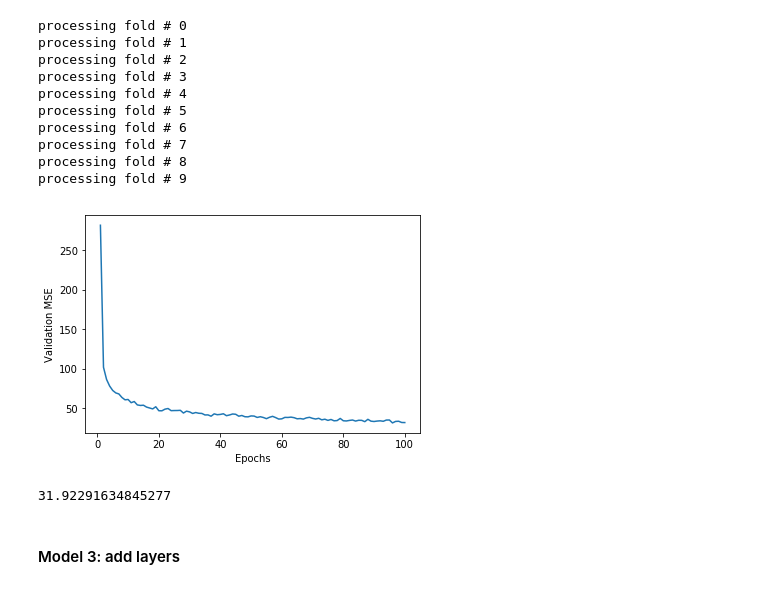
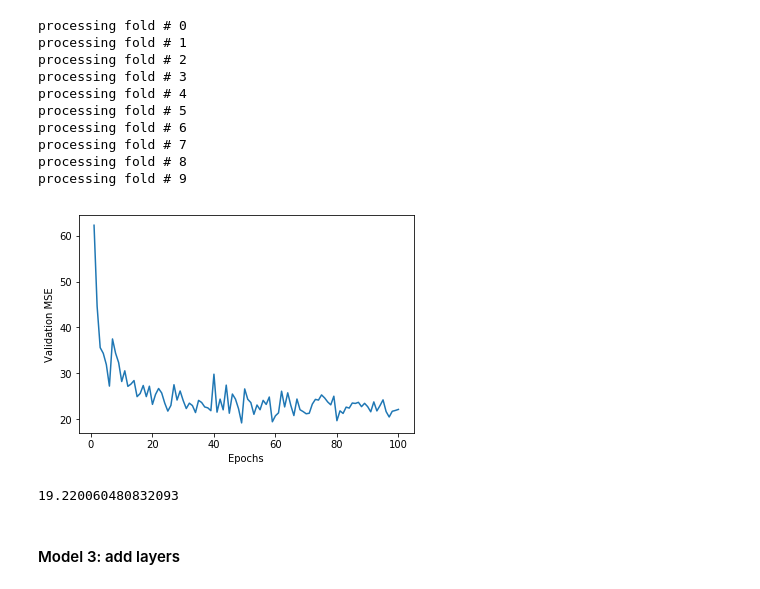
Before and after one commit to RuxinChen/MACS30200proj, a Jupyter notebook: PS/PS3/PS3.2.ipynb, the cells around one changed output. Cells and saved outputs as stored; diff of their text form; code cells hidden in the pictures.

```diff
--- a/PS/PS3/PS3.2.ipynb
+++ b/PS/PS3/PS3.2.ipynb
@@ -41,7 +41,7 @@ def build_model():
 k=10
 num_val_samples = len(train_data) // k
 num_epochs = 20
-all_mse_histories = []
+all_mse_histories1 = []
 for i in range(k):
     print('processing fold #', i)
     val_data = train_data[i * num_val_samples: (i + 1) * num_val_samples]
@@ -55,12 +55,12 @@ for i in range(k):
          train_targets[(i + 1) * num_val_samples:]],
         axis=0)
 
-    model = build_model()
+    model = build_model1()
     history = model.fit(partial_train_data, partial_train_targets,
                         validation_data=(val_data, val_targets),
                         epochs=num_epochs, batch_size=1, verbose=0)
-    mse_history = history.history['loss']
-    all_mse_histories.append(mse_history)
+    mse_history = history.history['val_loss']
+    all_mse_histories1.append(mse_history)
 # %% [output]
 processing fold # 0
 processing fold # 1
@@ -88,7 +92,7 @@ plt.show()
 k=10
 num_val_samples = len(train_data) // k
 num_epochs = 100
-all_mse_histories = []
+all_mse_histories11 = []
 for i in range(k):
     print('processing fold #', i)
     val_data = train_data[i * num_val_samples: (i + 1) * num_val_samples]
@@ -102,12 +106,12 @@ for i in range(k):
          train_targets[(i + 1) * num_val_samples:]],
         axis=0)
 
-    model = build_model()
+    model = build_model1()
     history = model.fit(partial_train_data, partial_train_targets,
                         validation_data=(val_data, val_targets),
                         epochs=num_epochs, batch_size=1, verbose=0)
-    mse_history = history.history['loss']
-    all_mse_histories.append(mse_history)
+    mse_history = history.history['val_loss']
+    all_mse_histories11.append(mse_history)
 # %% [output]
 processing fold # 0
 processing fold # 1
@@ -132,7 +140,7 @@ plt.show()
 # %% [markdown]
 #### Model 2: with dropout
 # %%
-def build_model():
+def build_model2():
     model = models.Sequential()
     model.add(layers.Dense(64, activation='relu',
                            input_shape=(train_data.shape[1],)))
@@ -147,8 +155,8 @@ def build_model():
 # %%
 k=10
 num_val_samples = len(train_data) // k
-num_epochs = 20
-all_mse_histories = []
+num_epochs = 100
+all_mse_histories2 = []
 for i in range(k):
     print('processing fold #', i)
     val_data = train_data[i * num_val_samples: (i + 1) * num_val_samples]
@@ -162,12 +170,12 @@ for i in range(k):
          train_targets[(i + 1) * num_val_samples:]],
         axis=0)
 
-    model = build_model()
+    model = build_model2()
     history = model.fit(partial_train_data, partial_train_targets,
                         validation_data=(val_data, val_targets),
                         epochs=num_epochs, batch_size=1, verbose=0)
-    mse_history = history.history['loss']
-    all_mse_histories.append(mse_history)
+    mse_history = history.history['val_loss']
+    all_mse_histories2.append(mse_history)
 # %% [output]
 processing fold # 0
 processing fold # 1
@@ -180,19 +188,19 @@ processing fold # 7
 processing fold # 8
 processing fold # 9
 # %%
-average_mse_history = [
-    np.mean([x[i] for x in all_mse_histories]) for i in range(num_epochs)]
+average_mse_history2 = [
+    np.mean([x[i] for x in all_mse_histories2]) for i in range(num_epochs)]
 
-plt.plot(range(1, len(average_mse_history) + 1), average_mse_history)
+plt.plot(range(1, len(average_mse_history2) + 1), average_mse_history2)
 plt.xlabel('Epochs')
 plt.ylabel('Validation MSE')
 plt.show()
 # %% [output]
-[figure, old version]
+[figure, new version]
-# %%
-average_mse_history[-1]
-# %% [output]
-31.92291634845277
+# %%
+min(average_mse_history2)
+# %% [output]
+19.220060480832093
 # %% [markdown]
 #### Model 3: add layers
 # %%
```
Also changed, not shown: parts of 30 cells of this notebook.
